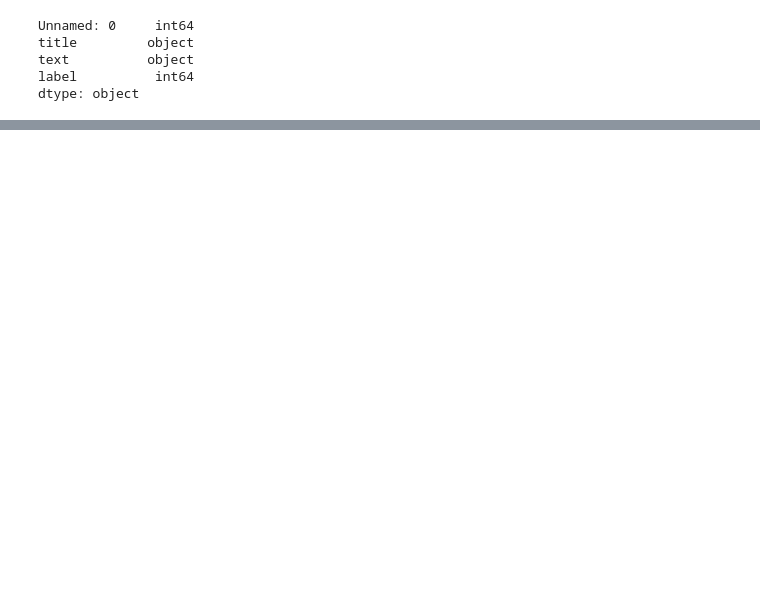
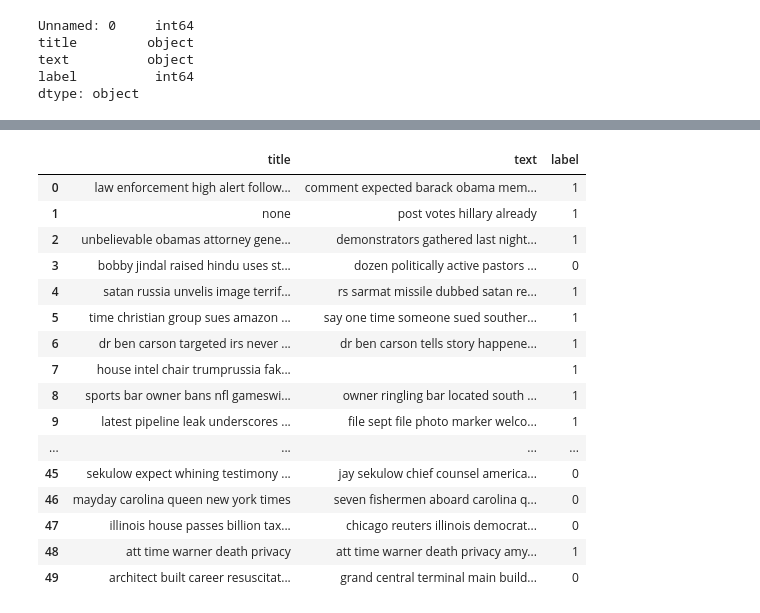
Before and after one commit to ssayhan/Fake_News, a Jupyter notebook: Fake_News_Cleaning.ipynb, the cells around one changed output, grey strips where cells are left out. Cells and saved outputs as stored; diff of their text form; code cells hidden in the pictures; blank space fills up the shorter version.

```diff
--- a/Fake_News_Cleaning.ipynb
+++ b/Fake_News_Cleaning.ipynb
@@ -95,0 +141,5 @@ sns.countplot(x="label", data=news_df)
+# %%
+df['title'] = df['title'].str.replace(r'[^\w\s]', '')  # remove everything but characters and punctuation
+df['title'] = df['title'].str.replace('[^a-zA-Z]', ' ')
+df['text'] = df['text'].str.replace(r'[^\w\s]', '')  # remove everything but characters and punctuation
+df['text'] = df['text'].str.replace('[^a-zA-Z]', ' ')
@@ -95,0 +174,20 @@ sns.countplot(x="label", data=news_df)
+# %%
+df.head(50)
+# %% [output]
+|  | title | text | label |
+| 0 | law enforcement high alert follow... | comment expected barack obama mem... | 1 |
+| 1 | none | post votes hillary already | 1 |
+| 2 | unbelievable obamas attorney gene... | demonstrators gathered last night... | 1 |
+| 3 | bobby jindal raised hindu uses st... | dozen politically active pastors ... | 0 |
+| 4 | satan russia unvelis image terrif... | rs sarmat missile dubbed satan re... | 1 |
+| 5 | time christian group sues amazon ... | say one time someone sued souther... | 1 |
+| 6 | dr ben carson targeted irs never ... | dr ben carson tells story happene... | 1 |
+| 7 | house intel chair trumprussia fak... |  | 1 |
+| 8 | sports bar owner bans nfl gameswi... | owner ringling bar located south ... | 1 |
+| 9 | latest pipeline leak underscores ... | file sept file photo marker welco... | 1 |
+| ... | ... | ... | ... |
+| 45 | sekulow expect whining testimony ... | jay sekulow chief counsel america... | 0 |
+| 46 | mayday carolina queen new york times | seven fishermen aboard carolina q... | 0 |
+| 47 | illinois house passes billion tax... | chicago reuters illinois democrat... | 0 |
+| 48 | att time warner death privacy | att time warner death privacy amy... | 1 |
+| 49 | architect built career resuscitat... | grand central terminal main build... | 0 |
```
Also changed, not shown: parts of 30 cells of this notebook.
